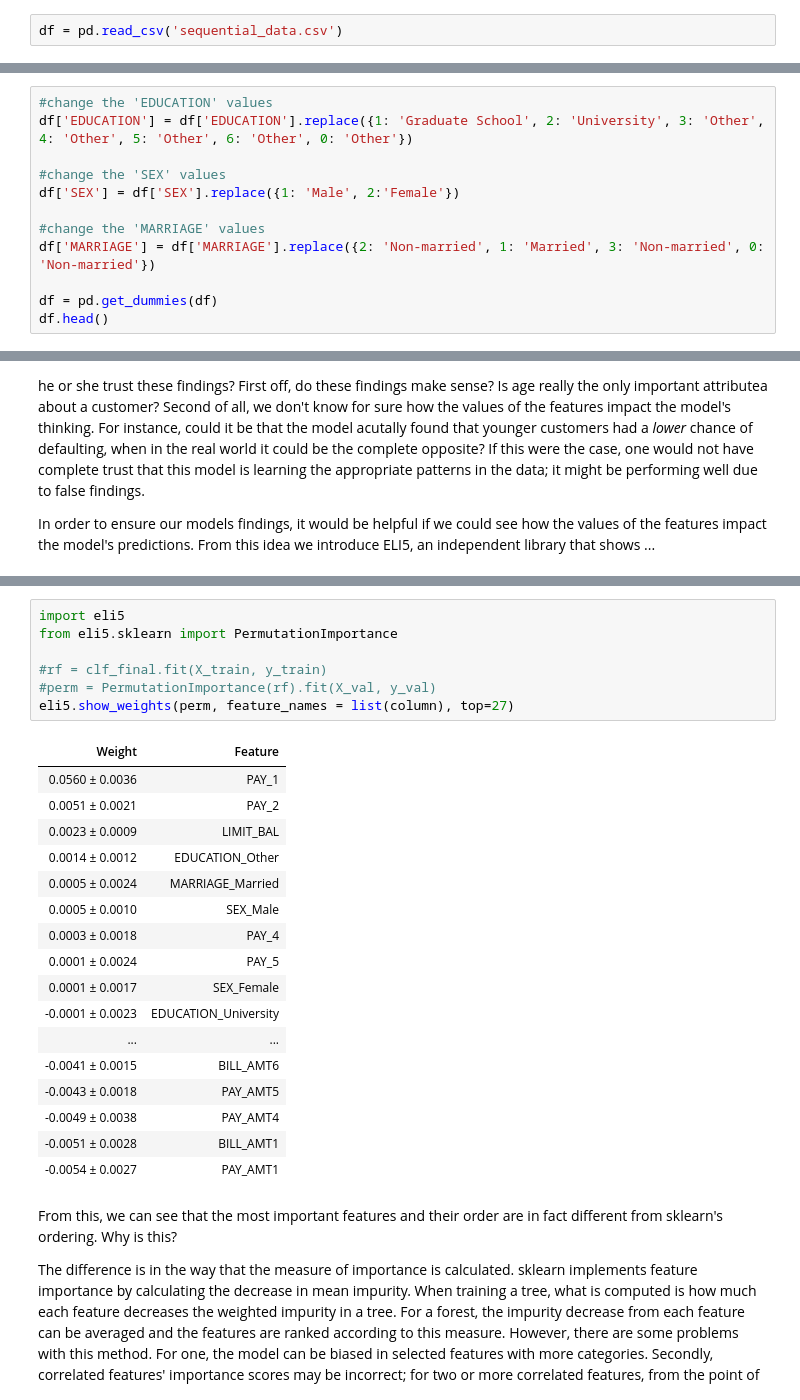
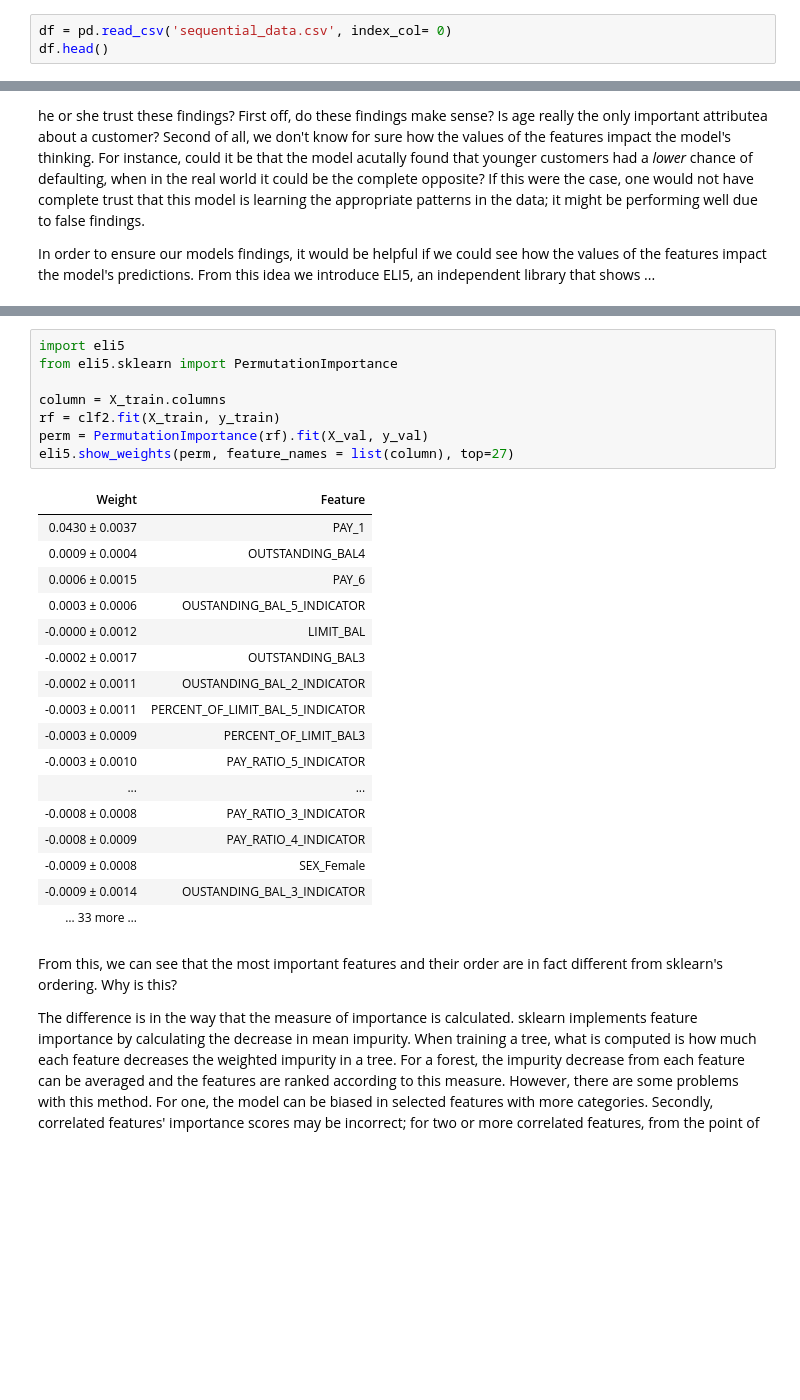
Before and after one commit to BA545-SP2019/2019-competition2-3-musketeers, a Jupyter notebook: Kevin/sequential_data_importance.ipynb, the cells around one changed output, grey strips where cells are left out. Drawn from its saved outputs; the diff is of its cells as text; blank space fills up the shorter version.

```diff
--- a/Kevin/sequential_data_importance.ipynb
+++ b/Kevin/sequential_data_importance.ipynb
@@ -14,3 +14,4 @@ from Modules import read_data
 # %%
-df = pd.read_csv('sequential_data.csv')
+df = pd.read_csv('sequential_data.csv', index_col= 0)
+df.head()
 # %% [output]
@@ -18,12 +24,0 @@ AttributeError: 'DataFrame' object has no attribute 'Y'
-# %%
-#change the 'EDUCATION' values
-df['EDUCATION'] = df['EDUCATION'].replace({1: 'Graduate School', 2: 'University', 3: 'Other', 4: 'Other', 5: 'Other', 6: 'Other', 0: 'Other'})
-
-#change the 'SEX' values
-df['SEX'] = df['SEX'].replace({1: 'Male', 2:'Female'})
-
-#change the 'MARRIAGE' values
-df['MARRIAGE'] = df['MARRIAGE'].replace({2: 'Non-married', 1: 'Married', 3: 'Non-married', 0: 'Non-married'})
-
-df = pd.get_dummies(df)
-df.head()
@@ -241,28 +214,29 @@ Index(['LIMIT_BAL', 'AGE', 'PAY_1', 'PAY_2', 'PAY_3', 'PAY_4', 'PAY_5',
 # %%
 import eli5
 from eli5.sklearn import PermutationImportance
 
-#rf = clf_final.fit(X_train, y_train)
-#perm = PermutationImportance(rf).fit(X_val, y_val)
+column = X_train.columns
+rf = clf2.fit(X_train, y_train)
+perm = PermutationImportance(rf).fit(X_val, y_val)
 eli5.show_weights(perm, feature_names = list(column), top=27)
 # %% [output]
 | Weight | Feature |
-| 0.0560 ± 0.0036 | PAY_1 |
-| 0.0051 ± 0.0021 | PAY_2 |
-| 0.0023 ± 0.0009 | LIMIT_BAL |
-| 0.0014 ± 0.0012 | EDUCATION_Other |
-| 0.0005 ± 0.0024 | MARRIAGE_Married |
-| 0.0005 ± 0.0010 | SEX_Male |
-| 0.0003 ± 0.0018 | PAY_4 |
-| 0.0001 ± 0.0024 | PAY_5 |
-| 0.0001 ± 0.0017 | SEX_Female |
-| -0.0001 ± 0.0023 | EDUCATION_University |
+| 0.0430 ± 0.0037 | PAY_1 |
+| 0.0009 ± 0.0004 | OUTSTANDING_BAL4 |
+| 0.0006 ± 0.0015 | PAY_6 |
+| 0.0003 ± 0.0006 | OUSTANDING_BAL_5_INDICATOR |
+| -0.0000 ± 0.0012 | LIMIT_BAL |
+| -0.0002 ± 0.0017 | OUTSTANDING_BAL3 |
+| -0.0002 ± 0.0011 | OUSTANDING_BAL_2_INDICATOR |
+| -0.0003 ± 0.0011 | PERCENT_OF_LIMIT_BAL_5_INDICATOR |
+| -0.0003 ± 0.0009 | PERCENT_OF_LIMIT_BAL3 |
+| -0.0003 ± 0.0010 | PAY_RATIO_5_INDICATOR |
 | ... | ... |
-| -0.0041 ± 0.0015 | BILL_AMT6 |
-| -0.0043 ± 0.0018 | PAY_AMT5 |
-| -0.0049 ± 0.0038 | PAY_AMT4 |
-| -0.0051 ± 0.0028 | BILL_AMT1 |
-| -0.0054 ± 0.0027 | PAY_AMT1 |
+| -0.0008 ± 0.0008 | PAY_RATIO_3_INDICATOR |
+| -0.0008 ± 0.0009 | PAY_RATIO_4_INDICATOR |
+| -0.0009 ± 0.0008 | SEX_Female |
+| -0.0009 ± 0.0014 | OUSTANDING_BAL_3_INDICATOR |
+| … 33 more … |  |
 # %% [markdown]
 From this, we can see that the most important features and their order are in fact different from sklearn's ordering. Why is this?
 
```
Also changed, not shown: parts of 8 cells of this notebook, 2 other files.
